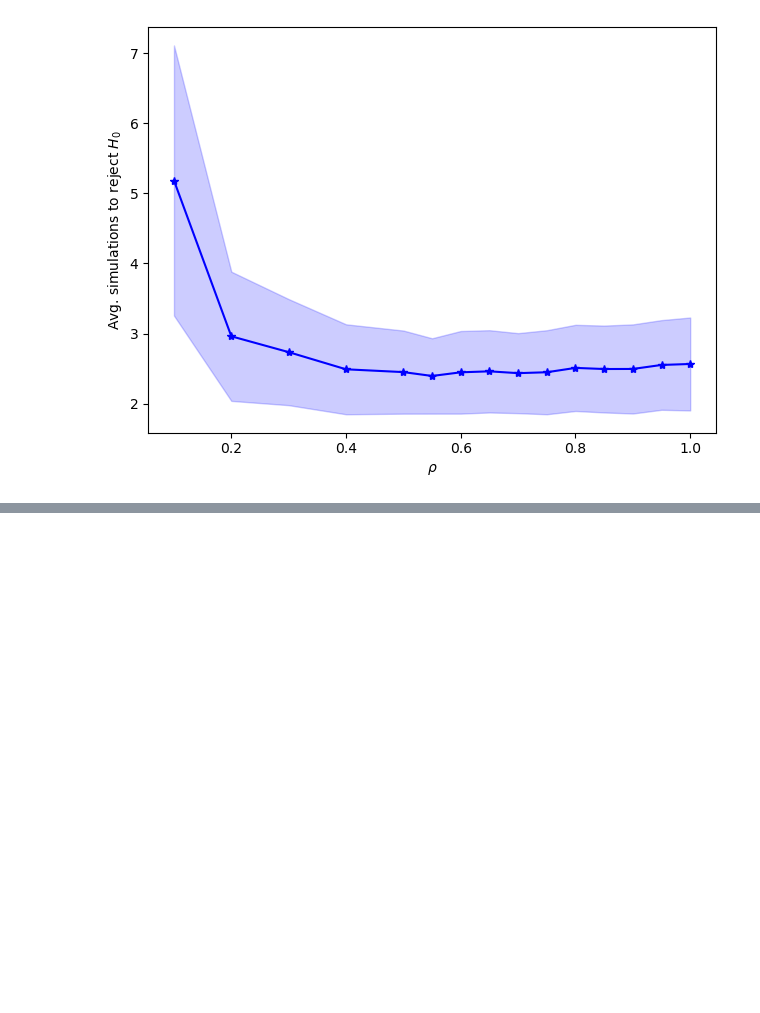
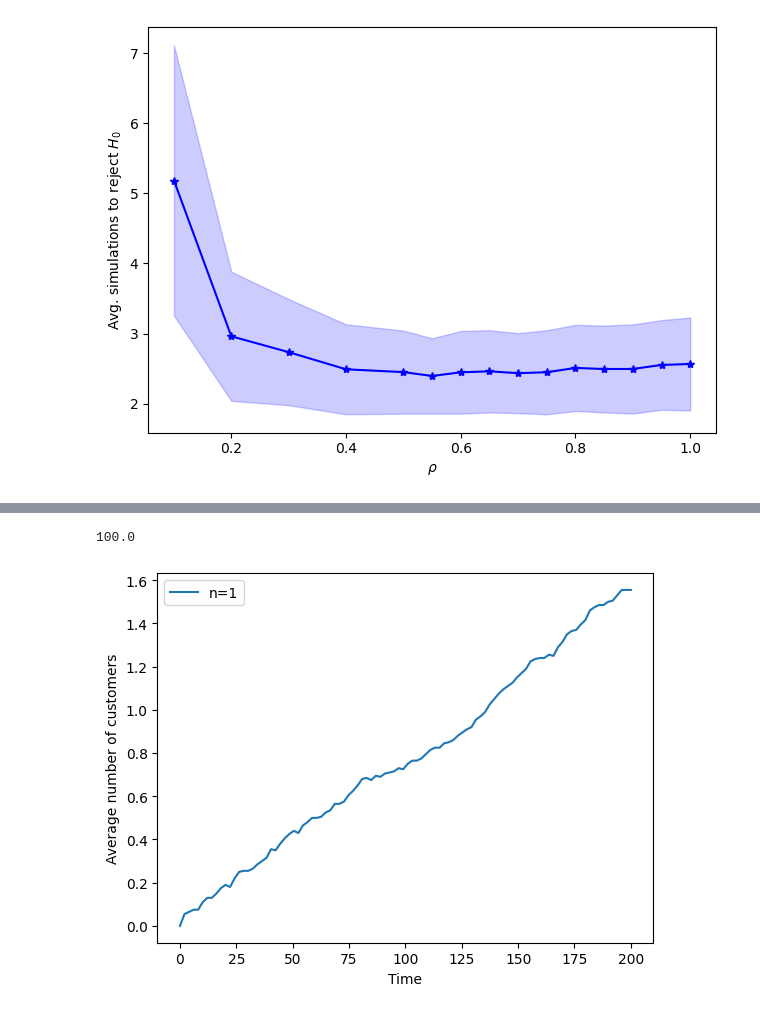
Before and after one commit to gajera-divya/Stochastic_simulations, a Jupyter notebook: SS_Assignment_2 (1).ipynb, the cells around one changed output, grey strips where cells are left out. Cells and saved outputs as stored; diff of their text form; code cells hidden in the pictures; blank space fills up the shorter version.

```diff
--- a/SS_Assignment_2 (1).ipynb
+++ b/SS_Assignment_2 (1).ipynb
@@ -509,0 +605,14 @@ plt.show()
+# %%
+cd_1_MDn, occupied_rate_1_MDn = customer_distribution("MDn", 1, TIME_STEPS, MU)
+cd_2_MDn, occupied_rate_2_MDn = customer_distribution("MDn", 2, TIME_STEPS, MU)
+cd_4_MDn, occupied_rate_4_MDn = customer_distribution("MDn", 4, TIME_STEPS, MU)
+# %%
+print(occupied_rate_1_MDn)
+plt.plot(TIME_STEPS, cd_1_MDn, label="n=1")
+plt.legend()
+plt.xlabel("Time")
+plt.ylabel("Average number of customers")
+plt.savefig("cd_MDn_n1.svg")
+# %% [output]
+100.0
+[figure, added]
```
Also changed, not shown: parts of 14 cells of this notebook.
